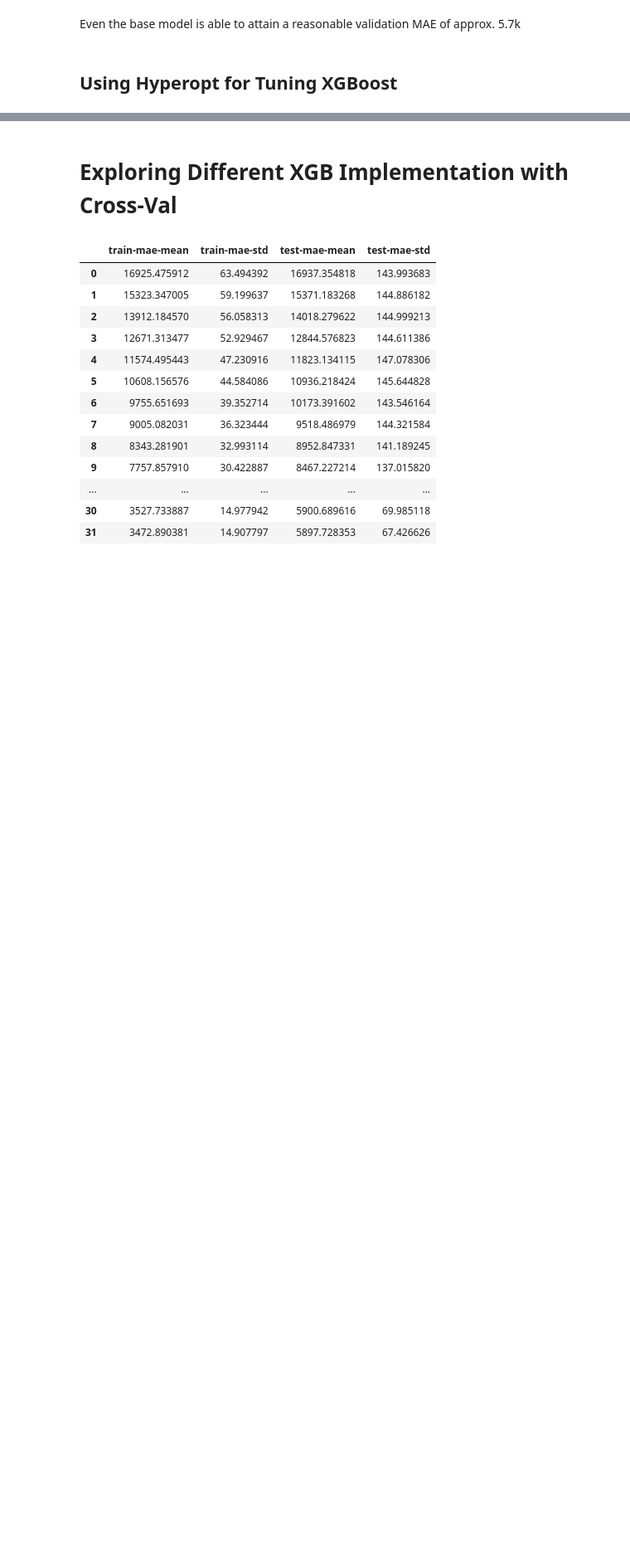
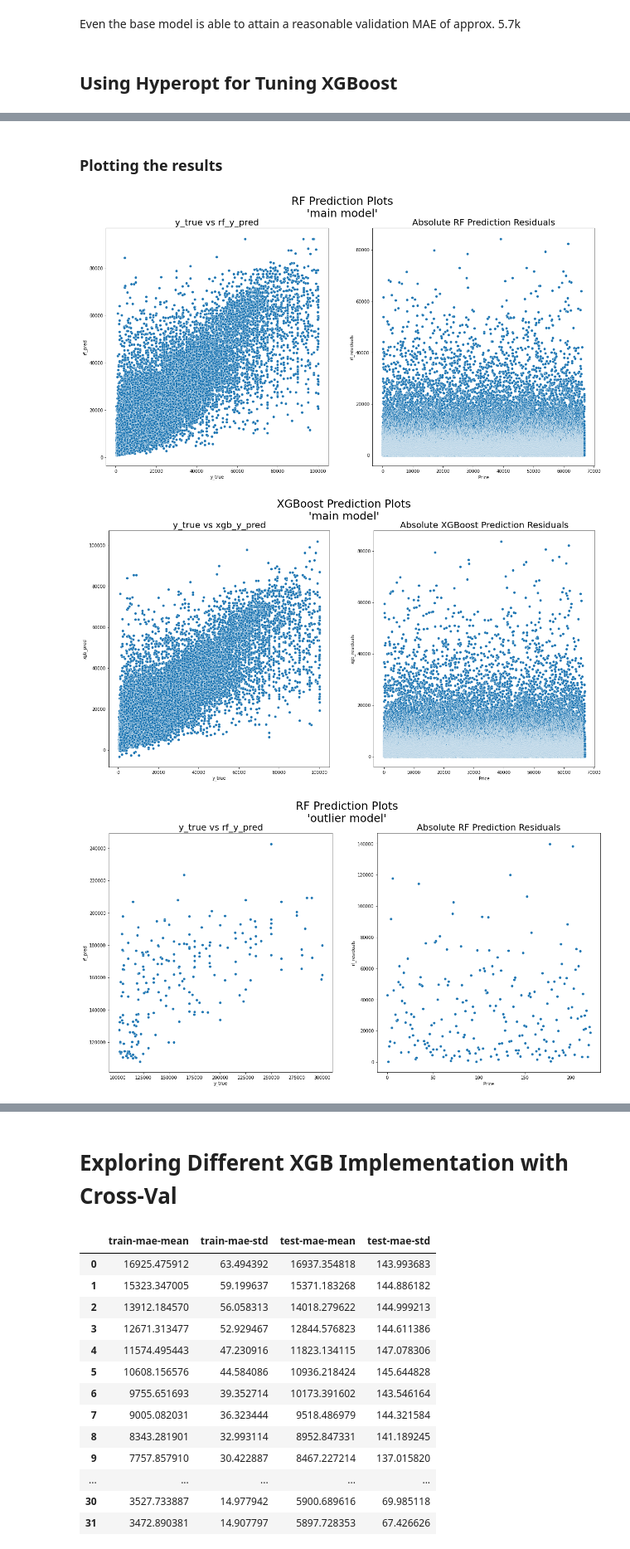
Before and after one commit to zakaalzi/DS_training, a Jupyter notebook: Luke/autotrader/modelling.ipynb, the cells around one changed output, grey strips where cells are left out. Shown at 83% size. Drawn from its saved outputs; the diff is of its cells as text; code cells hidden in the pictures; blank space fills up the shorter version.

Commit message:
LJ - explore two model approach

```diff
--- a/Luke/autotrader/modelling.ipynb
+++ b/Luke/autotrader/modelling.ipynb
@@ -263,8 +458,9 @@ def objective(space):
 # %%
 trials = Trials()
+outlier_trials = Trials()
 
 best_hyperparams = fmin(fn = objective,
                         space = space,
                         algo = tpe.suggest,
-                        max_evals = 100,
+                        max_evals = 10,
                         trials = trials)
@@ -288,0 +484,3 @@ MAE:
+# %%
+best_xgb.fit(X_train, y_train, eval_set=[(X_train, y_train), (X_val, y_val)], eval_metric="rmse", early_stopping_rounds=10)
+outlier_best_xgb.fit(X_train_outlier, y_train_outlier, eval_set=[(X_train_outlier, y_train_outlier)], eval_metric="rmse", early_stopping_rounds=10, verbose=0)
@@ -288,0 +515,14 @@ MAE:
+# %%
+xbg_preds = best_xgb.predict(X_test)
+best_xgb_mae = mean_absolute_error(y_test, xbg_preds)
+best_xgb_mse = mean_squared_error(y_test, xbg_preds)
+best_xgb_rmse = get_rmse(y_test, xbg_preds)
+print(f"Test set MAE: £{best_xgb_mae:.2f}")
+print(f"Test set RMSE: £{best_xgb_rmse:.2f}")
+
+outlier_xbg_preds = outlier_best_xgb.predict(X_test_outlier)
+outlier_best_xgb_mae = mean_absolute_error(y_test_outlier, outlier_xbg_preds)
+outlier_best_xgb_mse = mean_squared_error(y_test_outlier, outlier_xbg_preds)
+outlier_best_xgb_rmse = get_rmse(y_test_outlier, outlier_xbg_preds)
+print(f"Outlier Test set MAE: £{outlier_best_xgb_mae:.2f}")
+print(f"Outlier Test set RMSE: £{outlier_best_xgb_rmse:.2f}")
@@ -288,0 +566,51 @@ MAE:
+# %% [markdown]
+### Plotting the results
+# %%
+
+results_df = pd.DataFrame({'y_true': y_test, 'rf_pred': best_rf_y_pred, 'xgb_pred': xbg_preds, 'rf_residuals': y_test - best_rf_y_pred, 'xgb_residuals': y_test - xbg_preds})
+outlier_results_df = pd.DataFrame({'y_true': y_test_outlier, 'rf_pred': best_rf_outlier_y_pred, 'xgb_pred': outlier_xbg_preds, 'rf_residuals': y_test_outlier - best_rf_outlier_y_pred, 'xgb_residuals': y_test_outlier - outlier_xbg_preds})
+
+# RF plots
+fig, axes = plt.subplots(1, 2, figsize=(20, 10))
+sns.scatterplot(x='y_true', y='rf_pred', data=results_df, ax=axes[0])
+sns.scatterplot(data=abs(results_df['rf_residuals']), ax=axes[1])
+plt.suptitle("RF Prediction Plots\n'main model'", fontsize=25)
+axes[0].set_title("y_true vs rf_y_pred", fontsize=20)
+axes[1].set_title("Absolute RF Prediction Residuals", fontsize=20)
+axes[1].set_xlabel("Price")
+plt.show()
+
+# XGB plots
+fig, axes = plt.subplots(1, 2, figsize=(20, 10))
+sns.scatterplot(x='y_true', y='xgb_pred', data=results_df, ax=axes[0])
+sns.scatterplot(data=abs(results_df['xgb_residuals']), ax=axes[1])
+plt.suptitle("XGBoost Prediction Plots\n'main model'", fontsize=25)
+axes[0].set_title("y_true vs xgb_y_pred", fontsize=20)
+axes[1].set_title("Absolute XGBoost Prediction Residuals", fontsize=20)
+axes[1].set_xlabel("Price")
+plt.show()
+
+## Outlier Model
+# RF plots
+fig, axes = plt.subplots(1, 2, figsize=(20, 10))
+sns.scatterplot(x='y_true', y='rf_pred', data=outlier_results_df, ax=axes[0])
+sns.scatterplot(data=abs(outlier_results_df['rf_residuals']), ax=axes[1])
+plt.suptitle("RF Prediction Plots\n'outlier model'", fontsize=25)
+axes[0].set_title("y_true vs rf_y_pred", fontsize=20)
+axes[1].set_title("Absolute RF Prediction Residuals", fontsize=20)
+axes[1].set_xlabel("Price")
+plt.show()
+
+# XGB plots
+fig, axes = plt.subplots(1, 2, figsize=(20, 10))
+sns.scatterplot(x='y_true', y='xgb_pred', data=outlier_results_df, ax=axes[0])
+sns.scatterplot(data=abs(outlier_results_df['xgb_residuals']), ax=axes[1])
+plt.suptitle("XGBoost Prediction Plots\n'outlier model'", fontsize=25)
+axes[0].set_title("y_true vs xgb_y_pred", fontsize=20)
+axes[1].set_title("Absolute XGBoost Prediction Residuals", fontsize=20)
+axes[1].set_xlabel("Price")
+plt.show()
+# %% [output]
+[figure, added]
+[figure, added]
+[figure, added]
```
Also changed, not shown: parts of 36 cells of this notebook, 1 other file.
